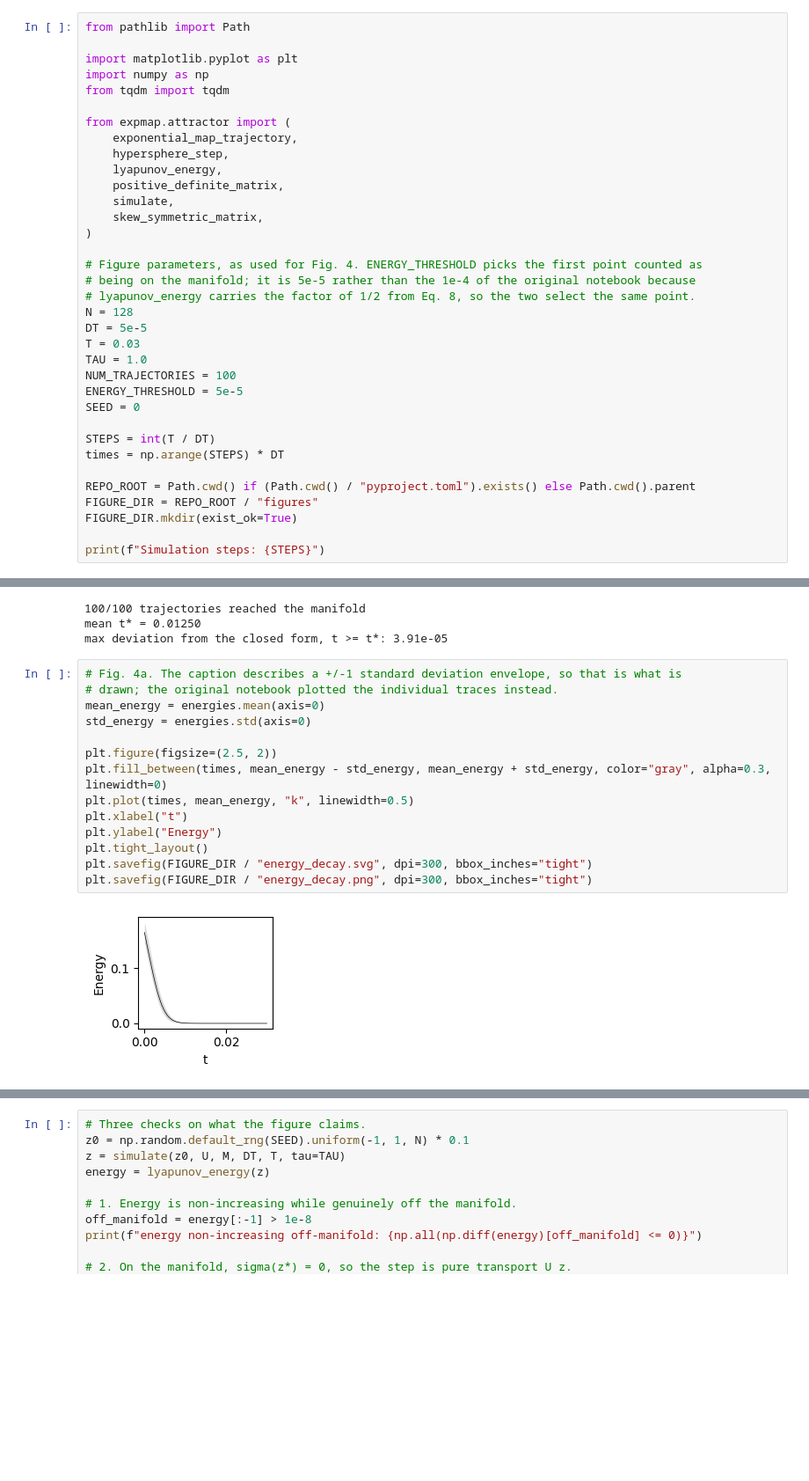
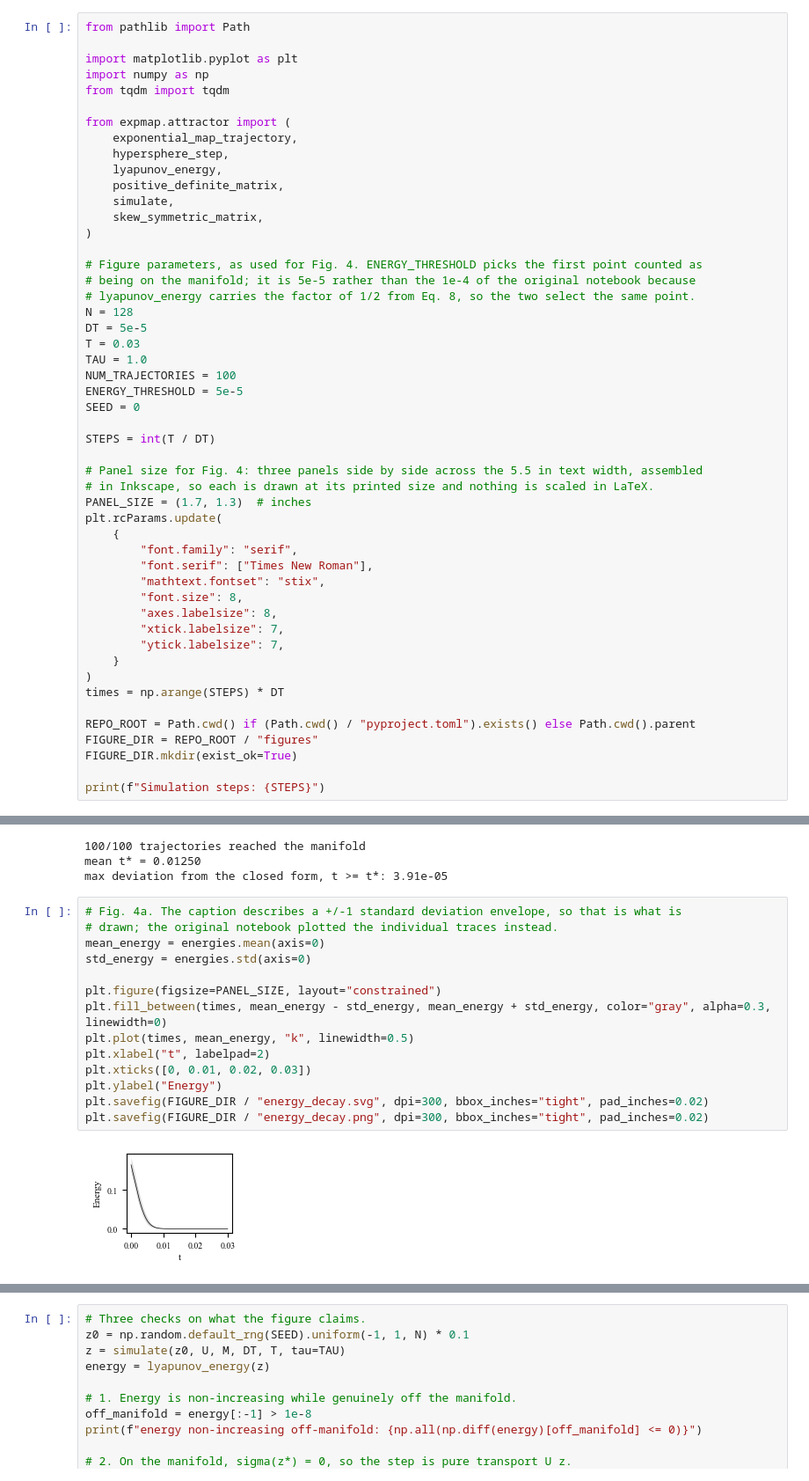
Before and after one commit to bioAI-Oslo/ExponentialRepresentations, a Jupyter notebook: notebooks/04_expmap_cann.ipynb, the cells around one changed output, grey strips where cells are left out. Shown at 88% size. Cells and saved outputs as stored; diff of their text form; blank space fills up the shorter version.

Commit message:
Draw Fig. 3 and 4 at printed size

```diff
--- a/notebooks/04_expmap_cann.ipynb
+++ b/notebooks/04_expmap_cann.ipynb
@@ -60,6 +60,21 @@ ENERGY_THRESHOLD = 5e-5
 SEED = 0
 
 STEPS = int(T / DT)
+
+# Panel size for Fig. 4: three panels side by side across the 5.5 in text width, assembled
+# in Inkscape, so each is drawn at its printed size and nothing is scaled in LaTeX.
+PANEL_SIZE = (1.7, 1.3)  # inches
+plt.rcParams.update(
+    {
+        "font.family": "serif",
+        "font.serif": ["Times New Roman"],
+        "mathtext.fontset": "stix",
+        "font.size": 8,
+        "axes.labelsize": 8,
+        "xtick.labelsize": 7,
+        "ytick.labelsize": 7,
+    }
+)
 times = np.arange(STEPS) * DT
 
 REPO_ROOT = Path.cwd() if (Path.cwd() / "pyproject.toml").exists() else Path.cwd().parent
@@ -128,19 +143,19 @@ max deviation from the closed form, t >= t*: 3.91e-05
 # %%
 # Fig. 4a. The caption describes a +/-1 standard deviation envelope, so that is what is
 # drawn; the original notebook plotted the individual traces instead.
 mean_energy = energies.mean(axis=0)
 std_energy = energies.std(axis=0)
 
-plt.figure(figsize=(2.5, 2))
+plt.figure(figsize=PANEL_SIZE, layout="constrained")
 plt.fill_between(times, mean_energy - std_energy, mean_energy + std_energy, color="gray", alpha=0.3, linewidth=0)
 plt.plot(times, mean_energy, "k", linewidth=0.5)
-plt.xlabel("t")
+plt.xlabel("t", labelpad=2)
+plt.xticks([0, 0.01, 0.02, 0.03])
 plt.ylabel("Energy")
-plt.tight_layout()
-plt.savefig(FIGURE_DIR / "energy_decay.svg", dpi=300, bbox_inches="tight")
-plt.savefig(FIGURE_DIR / "energy_decay.png", dpi=300, bbox_inches="tight")
+plt.savefig(FIGURE_DIR / "energy_decay.svg", dpi=300, bbox_inches="tight", pad_inches=0.02)
+plt.savefig(FIGURE_DIR / "energy_decay.png", dpi=300, bbox_inches="tight", pad_inches=0.02)
 # %% [output]
-[figure, old version]
+[figure, new version]
 # %%
 # Fig. 4b. Once on the manifold the state follows the exponential map of z*, so this stays
 # flat at zero after t*. Before t* the state is still off-manifold, where the attractor
```
Also changed, not shown: parts of 2 cells of this notebook, 1 other file.
